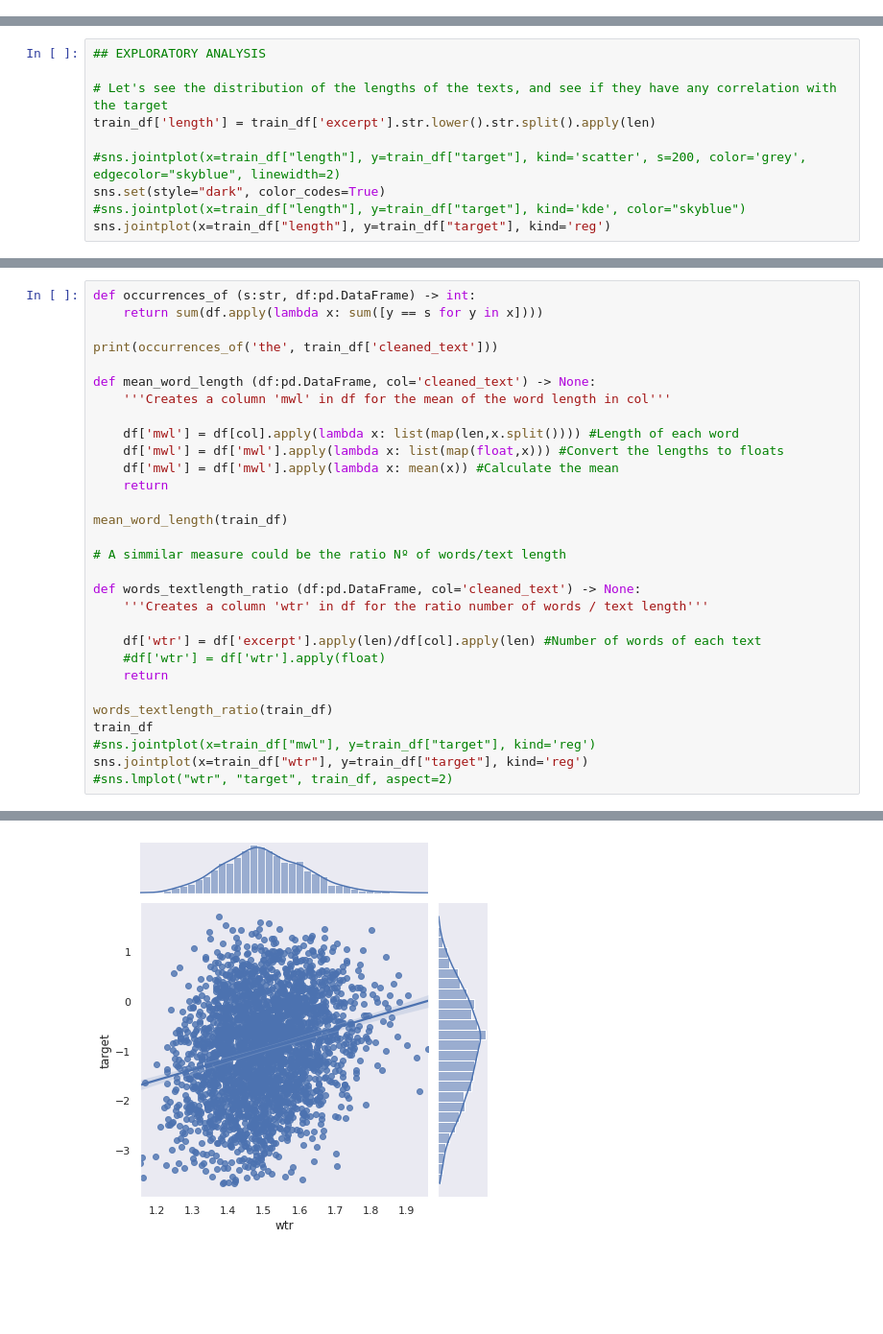
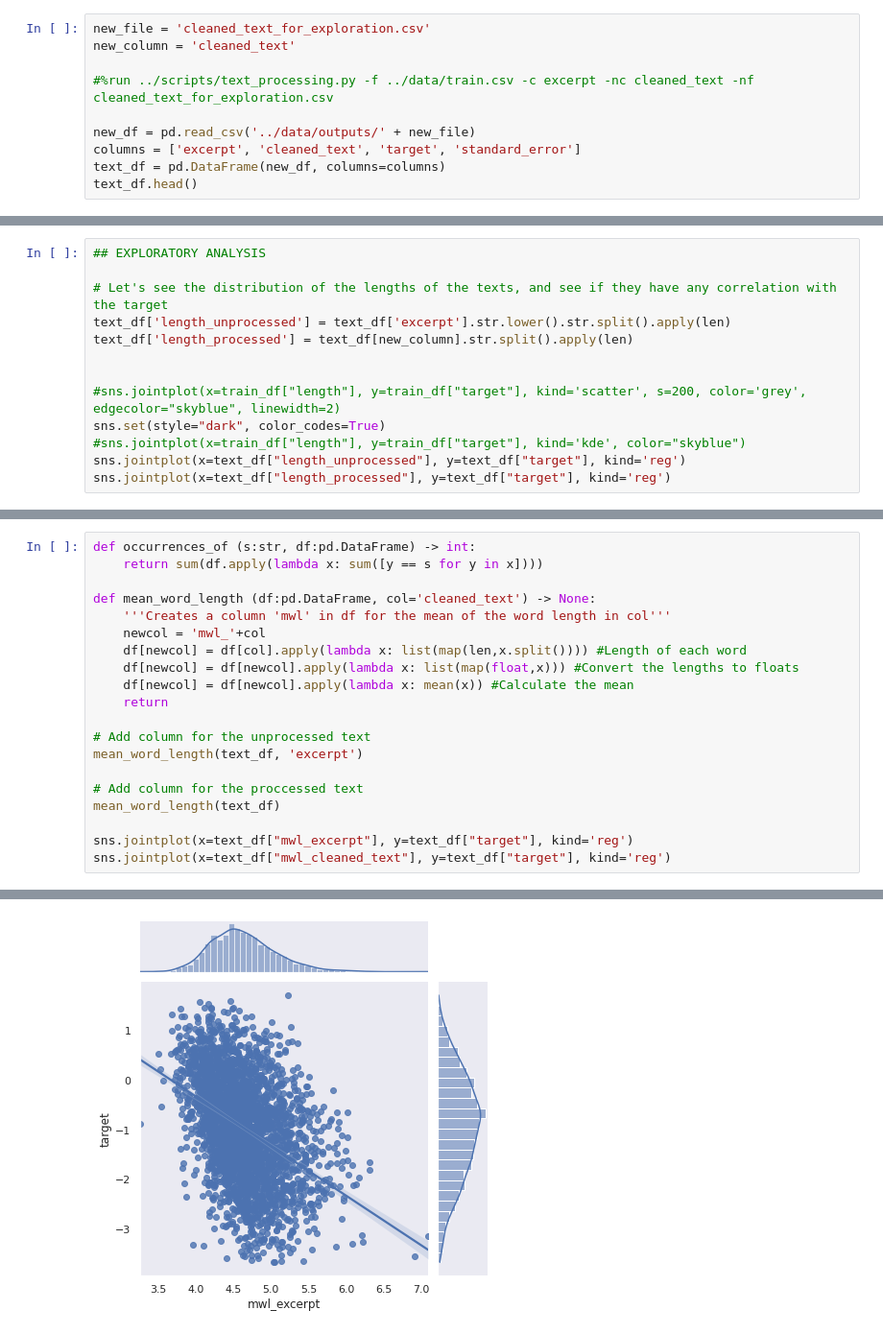
Before and after one commit to ana-borges/CommonLit-Readability, a Jupyter notebook: notebooks/data_exploration.ipynb, the cells around one changed output, grey strips where cells are left out. Shown at 96% size. Cells and saved outputs as stored; diff of their text form; blank space fills up the shorter version.

```diff
--- a/notebooks/data_exploration.ipynb
+++ b/notebooks/data_exploration.ipynb
@@ -18,0 +23,10 @@ test_df = pd.read_csv('data/test.csv', encoding = 'latin-1')
+# %%
+new_file = 'cleaned_text_for_exploration.csv'
+new_column = 'cleaned_text'
+
+#%run ../scripts/text_processing.py -f ../data/train.csv -c excerpt -nc cleaned_text -nf cleaned_text_for_exploration.csv
+
+new_df = pd.read_csv('../data/outputs/' + new_file)
+columns = ['excerpt', 'cleaned_text', 'target', 'standard_error']
+text_df = pd.DataFrame(new_df, columns=columns)
+text_df.head()
@@ -20,11 +41,14 @@ test_df = pd.read_csv('data/test.csv', encoding = 'latin-1')
 ## EXPLORATORY ANALYSIS
 
 # Let's see the distribution of the lengths of the texts, and see if they have any correlation with the target
-train_df['length'] = train_df['excerpt'].str.lower().str.split().apply(len)
+text_df['length_unprocessed'] = text_df['excerpt'].str.lower().str.split().apply(len)
+text_df['length_processed'] = text_df[new_column].str.split().apply(len)
+
 
 #sns.jointplot(x=train_df["length"], y=train_df["target"], kind='scatter', s=200, color='grey', edgecolor="skyblue", linewidth=2)
 sns.set(style="dark", color_codes=True)
 #sns.jointplot(x=train_df["length"], y=train_df["target"], kind='kde', color="skyblue")
-sns.jointplot(x=train_df["length"], y=train_df["target"], kind='reg')
+sns.jointplot(x=text_df["length_unprocessed"], y=text_df["target"], kind='reg')
+sns.jointplot(x=text_df["length_processed"], y=text_df["target"], kind='reg')
 # %% [output]
 <seaborn.axisgrid.JointGrid at 0x...>
@@ -121,30 +62,20 @@ Name: cleaned_text, Length: 2834, dtype: object
 def occurrences_of (s:str, df:pd.DataFrame) -> int:
     return sum(df.apply(lambda x: sum([y == s for y in x])))
 
-print(occurrences_of('the', train_df['cleaned_text']))
-
 def mean_word_length (df:pd.DataFrame, col='cleaned_text') -> None:
     '''Creates a column 'mwl' in df for the mean of the word length in col'''
-
-    df['mwl'] = df[col].apply(lambda x: list(map(len,x.split()))) #Length of each word
-    df['mwl'] = df['mwl'].apply(lambda x: list(map(float,x))) #Convert the lengths to floats
-    df['mwl'] = df['mwl'].apply(lambda x: mean(x)) #Calculate the mean
+    newcol = 'mwl_'+col
+    df[newcol] = df[col].apply(lambda x: list(map(len,x.split()))) #Length of each word
+    df[newcol] = df[newcol].apply(lambda x: list(map(float,x))) #Convert the lengths to floats
+    df[newcol] = df[newcol].apply(lambda x: mean(x)) #Calculate the mean
     return
 
-mean_word_length(train_df)
+# Add column for the unprocessed text
+mean_word_length(text_df, 'excerpt')
 
-# A simmilar measure could be the ratio Nº of words/text length
+# Add column for the proccessed text
+mean_word_length(text_df)
 
-def words_textlength_ratio (df:pd.DataFrame, col='cleaned_text') -> None:
-    '''Creates a column 'wtr' in df for the ratio number of words / text length'''
-
-    df['wtr'] = df['excerpt'].apply(len)/df[col].apply(len) #Number of words of each text
-    #df['wtr'] = df['wtr'].apply(float)
-    return
-
-words_textlength_ratio(train_df)
-train_df
-#sns.jointplot(x=train_df["mwl"], y=train_df["target"], kind='reg')
-sns.jointplot(x=train_df["wtr"], y=train_df["target"], kind='reg')
-#sns.lmplot("wtr", "target", train_df, aspect=2)
+sns.jointplot(x=text_df["mwl_excerpt"], y=text_df["target"], kind='reg')
+sns.jointplot(x=text_df["mwl_cleaned_text"], y=text_df["target"], kind='reg')
 # %% [output]
@@ -153 +83 @@ sns.jointplot(x=train_df["wtr"], y=train_df["target"], kind='reg')
-[figure, old version]
+[figure, new version]
```
Also changed, not shown: parts of 18 cells of this notebook.
